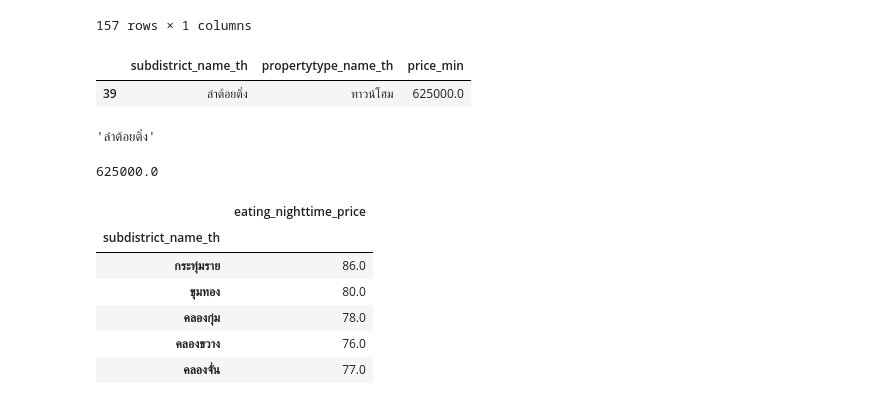
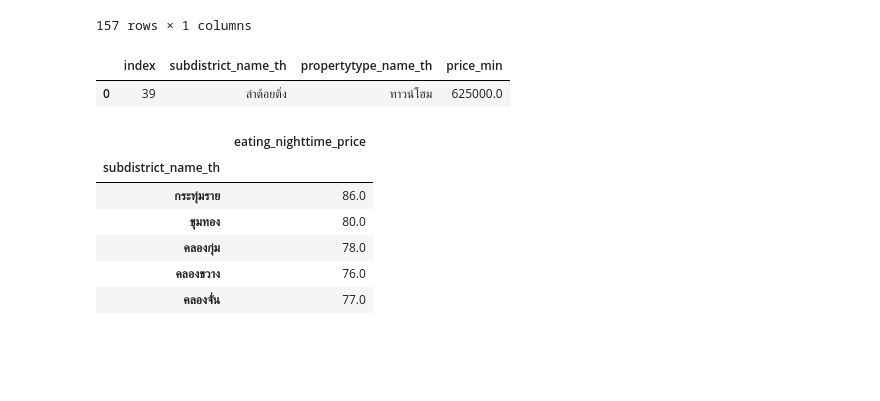
Before and after one commit to Praewphat/BasicProg_DataViz65, a Jupyter notebook: midterm65.ipynb, the cells around one changed output. Cells and saved outputs as stored; diff of their text form; code cells hidden in the pictures; blank space fills up the shorter version.

````diff
--- a/midterm65.ipynb
+++ b/midterm65.ipynb
@@ -141,3 +141,6 @@ unit.dropna()
 # %% [output]
 |  | row_number | unittype_id | project_id | name_th | propertytype_id | propertytype_name_en | ... |
 0 rows × 27 columns
+# %%
+unit_drop= unit.dropna(subset=['propertytype_name_th'])
+unit_drop.head()
@@ -371,7 +505,7 @@ print(f'ดังนั้นราคาเฉลี่ยของโครง
 # %% [markdown]
 #5. (เฉพาะ กรุงเทพมหานคร) เปรียบเทียบราคาโครงการที่แพงที่สุดในย่าน (subdistrict)ที่ราคาของอาหารการกินในช่วงกลางคืนที่ราคาสูงที่สุด (eating_nighttime_price) กับ ย่าน (subdistrict)ที่ราคาของอาหารการกินในช่วงกลางคืนที่ราคาต่ำที่สุด (eating_nighttime_price) (```10 คะแนน```)
 # %%
-unit_eat = unit.merge(eat)
+unit_eat = unit_drop.merge(eat)
 unit_eat
 # %% [output]
 |  | row_number | unittype_id | project_id | name_th | propertytype_id | propertytype_name_en | ... |
@@ -446,21 +580,11 @@ v1
 | ลุมพินี | 46.0 |
 157 rows × 1 columns
 # %%
-nighttime_max = bkk[bkk['subdistrict_name_th']=='ลำต้อยติ่ง'][['subdistrict_name_th','propertytype_name_th','price_min']]
+nighttime_max = bkk[bkk['subdistrict_name_th']=='ลำต้อยติ่ง'][['subdistrict_name_th','propertytype_name_th','price_min']].reset_index()
 nighttime_max
 # %% [output]
-|  | subdistrict_name_th | propertytype_name_th | price_min |
-| 39 | ลำต้อยติ่ง | ทาวน์โฮม | 625000.0 |
+|  | index | subdistrict_name_th | propertytype_name_th | price_min |
+| 0 | 39 | ลำต้อยติ่ง | ทาวน์โฮม | 625000.0 |
-# %%
-m1 = nighttime_max['subdistrict_name_th'][39]
-m1
-# %% [output]
-'ลำต้อยติ่ง'
-# %%
-m2 = nighttime_max['price_min'][39]
-m2
-# %% [output]
-625000.0
 # %%
 q2= bkk.groupby('subdistrict_name_th')[['eating_nighttime_price']].min()
 q2
````
Also changed, not shown: parts of 27 cells of this notebook.
